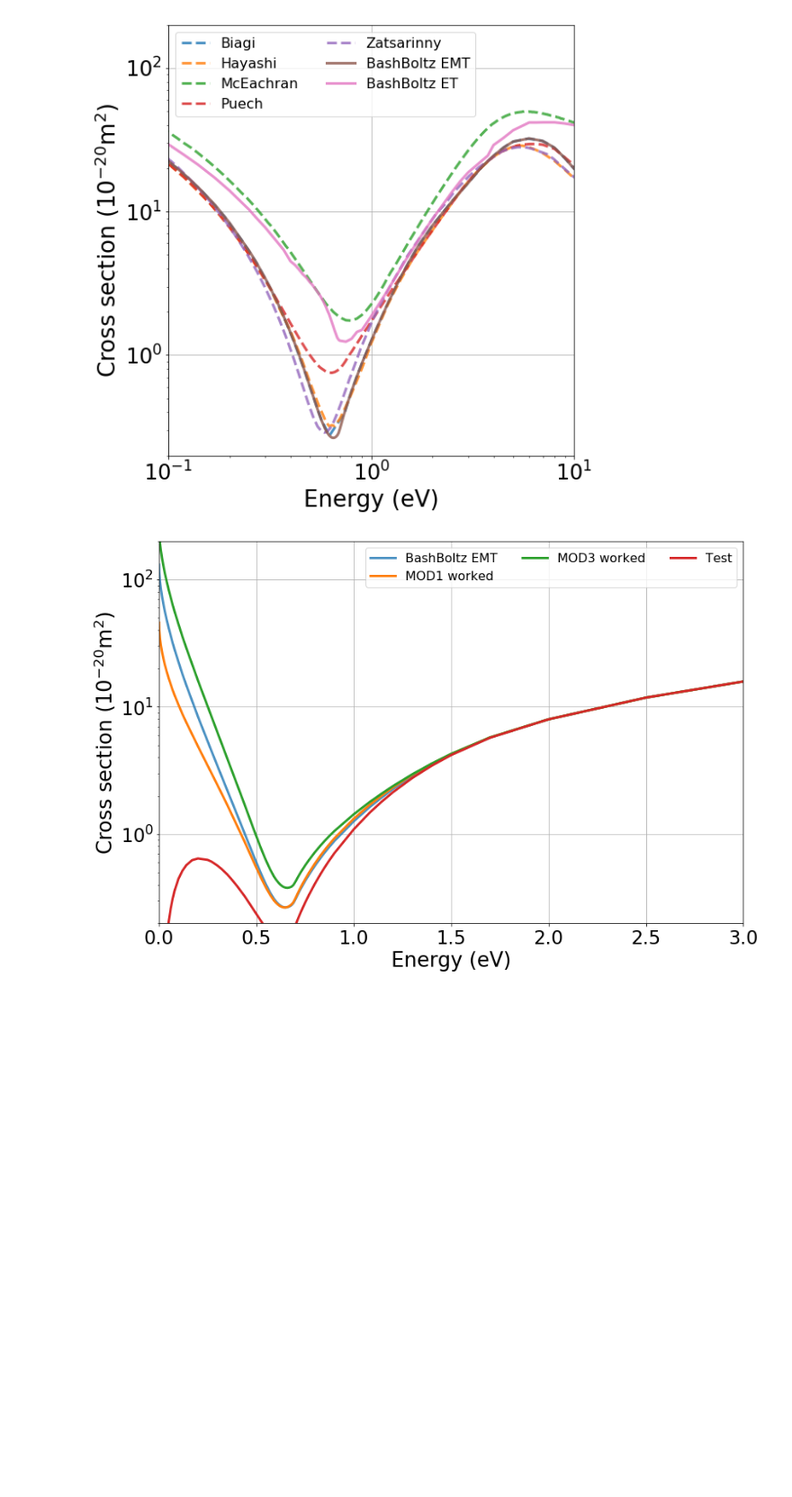
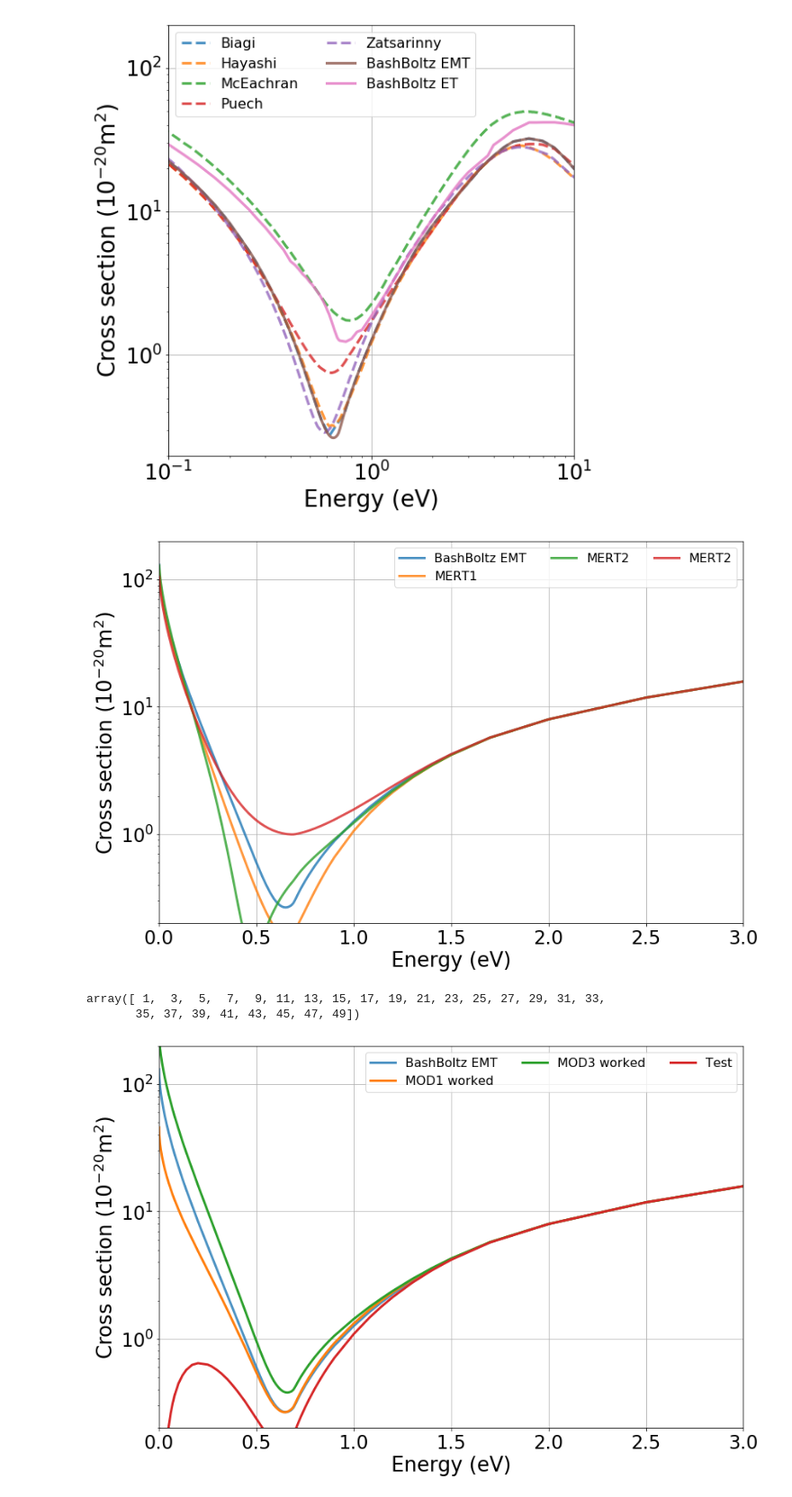
Before and after one commit to AustinMcDonald/GasMixXeHeAr, a Jupyter notebook: MagBoltz-X-section.ipynb, the cells around one changed output. Shown: that part at 90% size. Saved outputs shown, nothing was run; the diff lists cells and outputs as text; code cells hidden in the pictures; blank space fills up the shorter version.

```diff
--- a/MagBoltz-X-section.ipynb
+++ b/MagBoltz-X-section.ipynb
@@ -77,3 +114,38 @@ plt.show()
+# %%
+plt.figure(figsize=(12,8))
+
+plt.plot(EMT[0],EMT[1],linewidth=3,alpha=0.8,label="BashBoltz EMT")
+
+MB_EMTx, New_Qm, MB_ETx, New_Qt = HYBRID_X_SECTIONS(EMT[0],EMT[1],ET[0],ET[1],-6.09,490,-650,22,3,0.75)
+plt.plot(MB_EMTx,New_Qm,linewidth=3,alpha=0.8,label="MERT1")
+
+MB_EMTx, New_Qm, MB_ETx, New_Qt = HYBRID_X_SECTIONS(EMT[0],EMT[1],ET[0],ET[1],-6.4,490,-650,22,3,0.75)
+plt.plot(MB_EMTx,New_Qm,linewidth=3,alpha=0.8,label="MERT2")
+
+MB_EMTx, New_Qm, MB_ETx, New_Qt = HYBRID_X_SECTIONS(EMT[0],EMT[1],ET[0],ET[1],-5.8,490,-650,22,3,0.75)
+plt.plot(MB_EMTx,New_Qm,linewidth=3,alpha=0.8,label="MERT2")
+
+plt.legend(loc='upper right',fontsize=16,ncol=3)
+
+plt.xlabel(r'Energy (eV)',fontsize=26)
+plt.ylabel(r'Cross section (10$^{-20}$m$^2$)',fontsize=26)
+plt.xticks(fontsize=24)
+plt.yticks(fontsize=24)
+plt.grid()
+plt.tight_layout()
+plt.semilogy()
+plt.xlim(0,3)
+#plt.xlim(1e-1,1e1)
+plt.ylim(2e-1,2e2)
+#plt.savefig("/Users/austinmcdonald/Desktop/GAS_controversy/MB-vel"+".pdf")
+plt.show()
+# %% [output]
+[figure, added]
+# %%
+np.arange(1,50,2)
+# %% [output]
+array([ 1,  3,  5,  7,  9, 11, 13, 15, 17, 19, 21, 23, 25, 27, 29, 31, 33,
+       35, 37, 39, 41, 43, 45, 47, 49])
 # %%
 plt.figure(figsize=(12,8))
 
```
Also changed, not shown: parts of 3 cells of this notebook.
